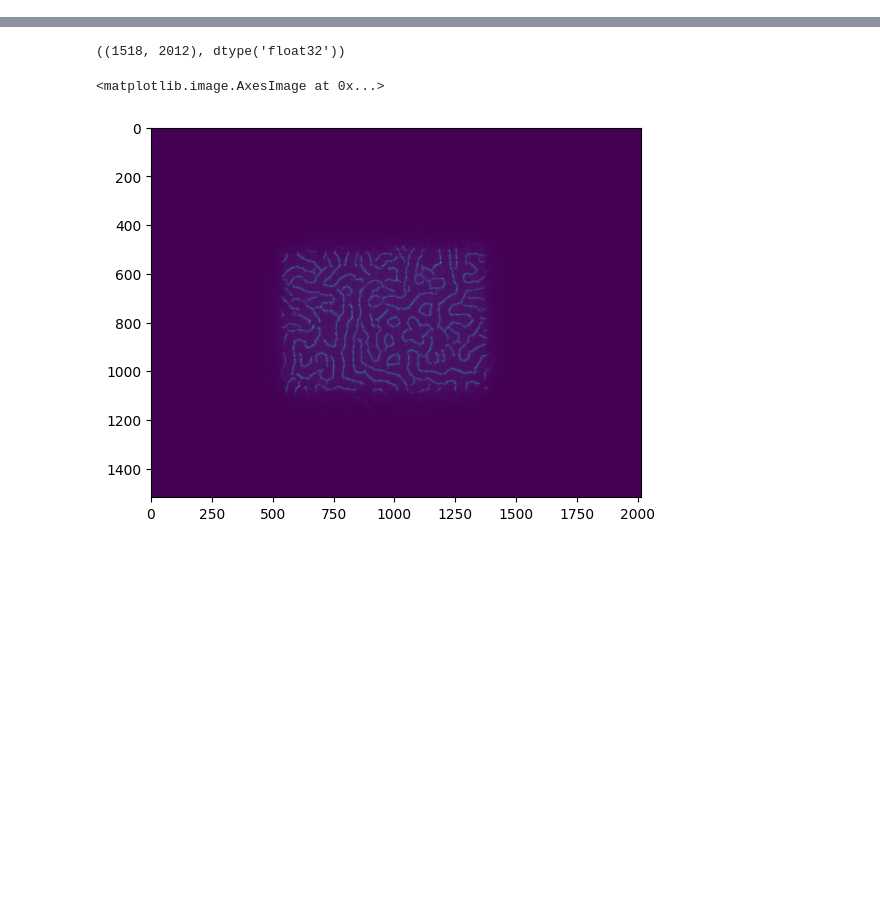
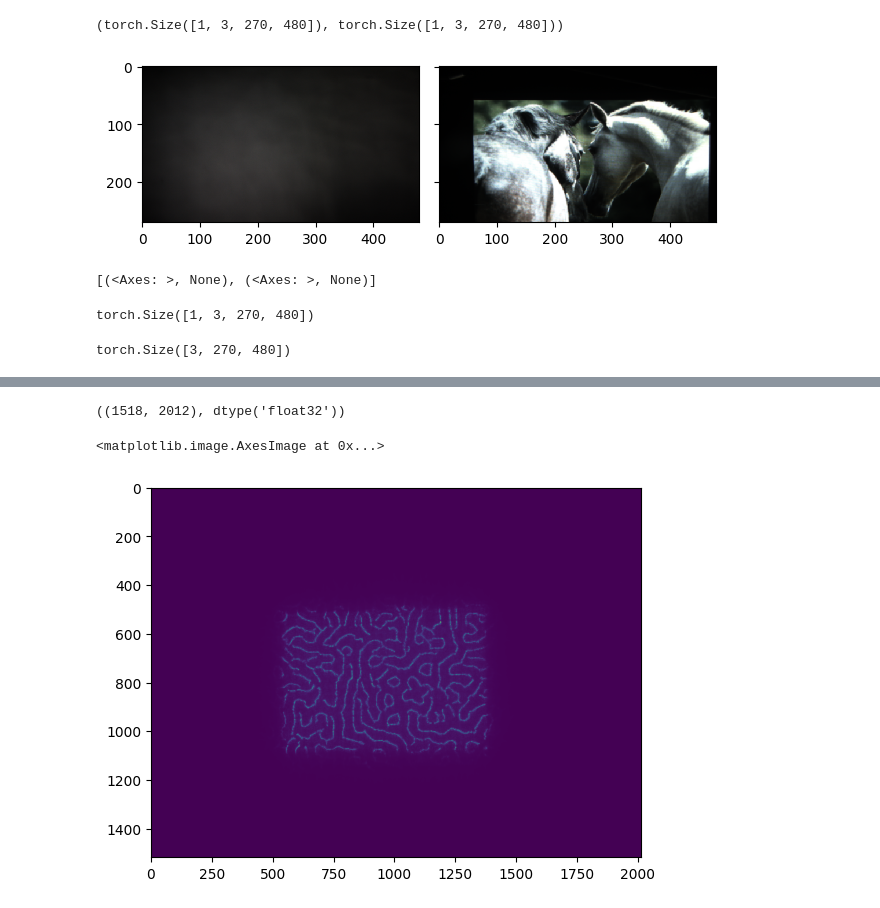
Before and after one commit to gevana/PhoCoLens, a Jupyter notebook: SVDeconv/test_weiner.ipynb, the cells around one changed output, grey strips where cells are left out. Drawn from its saved outputs; the diff is of its cells as text; code cells hidden in the pictures; blank space fills up the shorter version.

```diff
--- a/SVDeconv/test_weiner.ipynb
+++ b/SVDeconv/test_weiner.ipynb
@@ -4,0 +71,15 @@ from PIL import Image
+# %%
+idl = iter(data.train_loader)
+# %%
+batch = next(idl)
+# %%
+source, target, filename = batch
+# %%
+source.shape,target.shape
+# %% [output]
+(torch.Size([1, 3, 270, 480]), torch.Size([1, 3, 270, 480]))
+# %%
+myim(source[0]*0.5+0.5,target[0]*0.5+0.5,torch2np=True)
+# %% [output]
+[figure, added]
+[(<Axes: >, None), (<Axes: >, None)]
@@ -4,0 +88,4 @@ from PIL import Image
+# %%
+fft_output.shape
+# %% [output]
+torch.Size([1, 3, 270, 480])
@@ -4,0 +94,4 @@ from PIL import Image
+# %%
+fft_output_vis.shape
+# %% [output]
+torch.Size([3, 270, 480])
```
Also changed, not shown: parts of 33 cells of this notebook.
